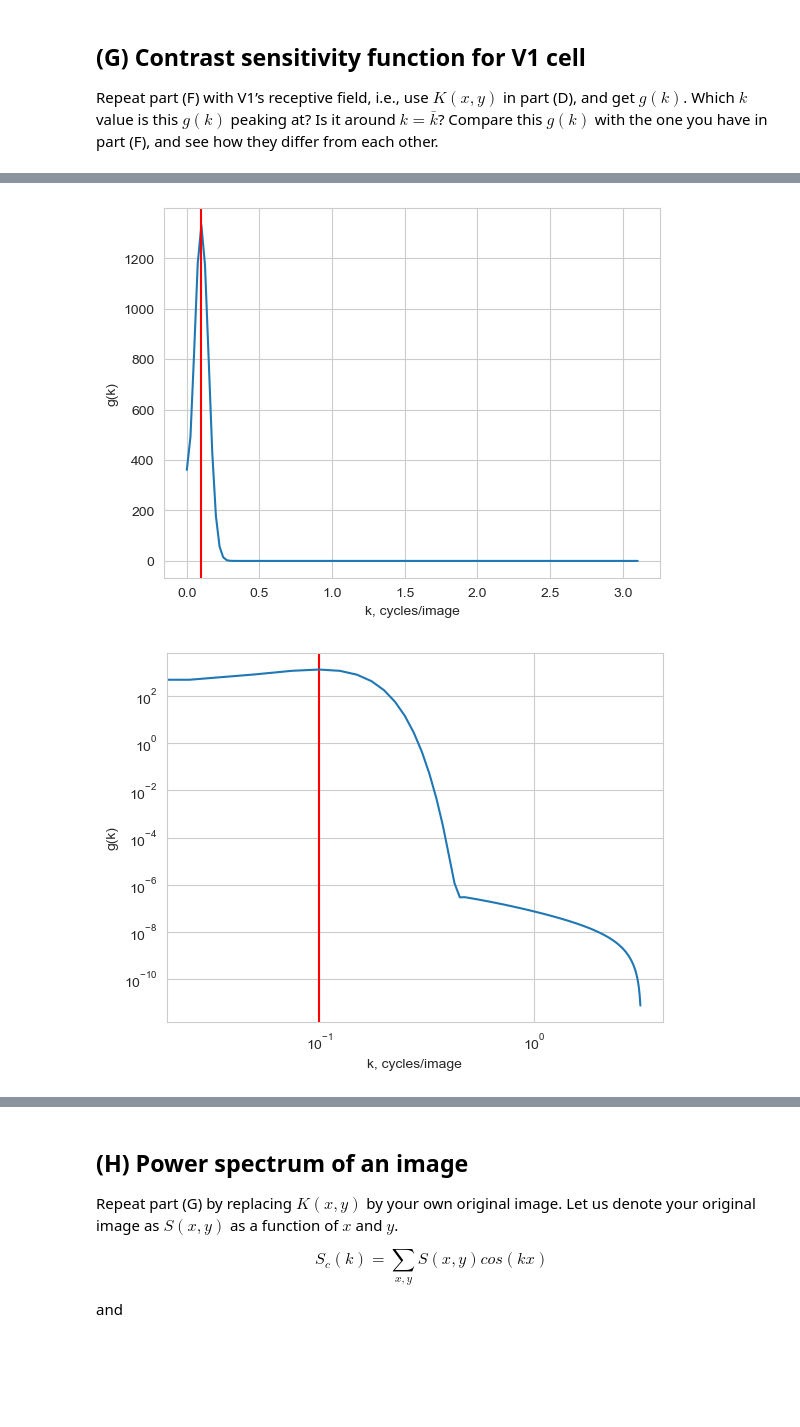
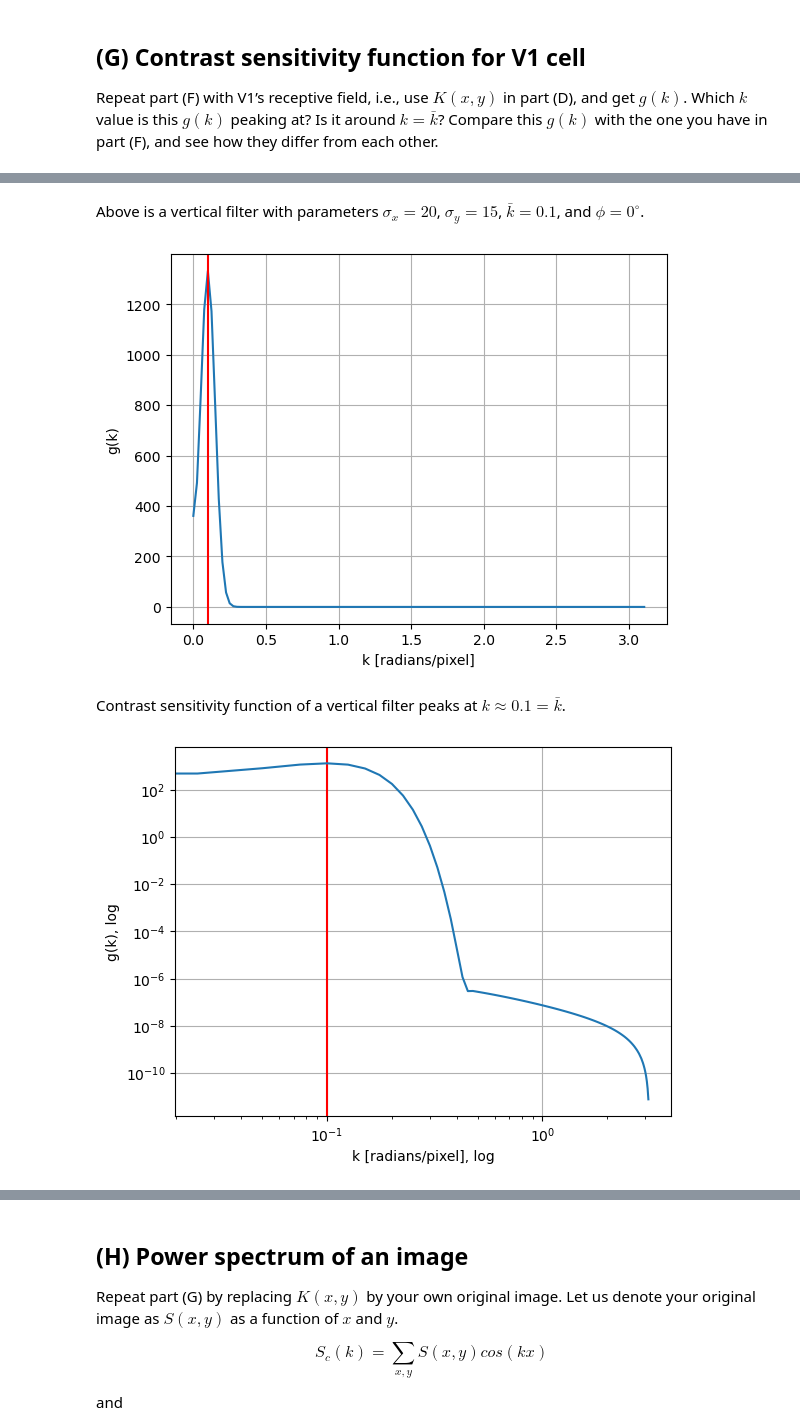
Before and after one commit to kerseviciute/how-does-vision-work, a Jupyter notebook: homework-1.ipynb, the cells around one changed output, grey strips where cells are left out. Saved outputs shown, nothing was run; the diff lists cells and outputs as text; code cells hidden in the pictures; blank space fills up the shorter version.

```diff
--- a/homework-1.ipynb
+++ b/homework-1.ipynb
@@ -313,12 +341,9 @@ for all kinds of values of k, so that you get $g(k)$ as a function of $k$, and p
 # %%
 def g_c(kernel, k):
     res = 0
-    size = kernel.shape[0]
-    center = int(kernel.shape[0] / 2)
 
     for i in range(kernel.shape[0]):
         for j in range(kernel.shape[1]):
-            pos = (j - center) / size / 0.5
             pos = j
             res += kernel[i, j] * np.cos(k * pos)
 
@@ -326,12 +351,9 @@ def g_c(kernel, k):
 # %%
 def g_s(kernel, k):
     res = 0
-    size = kernel.shape[0]
-    center = int(kernel.shape[0] / 2)
 
     for i in range(kernel.shape[0]):
         for j in range(kernel.shape[1]):
-            pos = (j - center) / size / 0.5
             pos = j
             res += kernel[i, j] * np.cos(k * pos)
 
@@ -402,21 +431,27 @@ plt.show()
+# %% [markdown]
+Above is a vertical filter with parameters $\sigma_x = 20$, $\sigma_y = 15$, $\bar{k} = 0.1$, and $\phi = 0 ^{\circ}$.
 # %%
-k = k_step(251)
-g_k = g(kernel, k)
+k_vertical = k_step(251)
+g_k_vertical = g(kernel, k_vertical)
 # %%
-plt.plot(k, g_k)
+plt.plot(k_vertical, g_k_vertical)
+plt.grid()
 plt.axvline(0.1, color = "red")
-plt.xlabel("k, radians/pixel")
+plt.xlabel("k [radians/pixel]")
 plt.ylabel("g(k)")
 plt.show()
 # %% [output]
-[figure, old version]
+[figure, new version]
+# %% [markdown]
+Contrast sensitivity function of a vertical filter peaks at $k \approx 0.1 = \bar{k}$.
 # %%
 plt.axvline(0.1, color = "red")
-plt.plot(k, g_k)
-plt.xlabel("k, cycles/image")
-plt.ylabel("g(k)")
+plt.plot(k_vertical, g_k_vertical)
+plt.grid()
+plt.xlabel("k [radians/pixel], log")
+plt.ylabel("g(k), log")
 plt.xscale("log")
 plt.yscale("log")
 plt.show()
 # %% [output]
-[figure, old version]
+[figure, new version]
```
Also changed, not shown: parts of 39 cells of this notebook.
